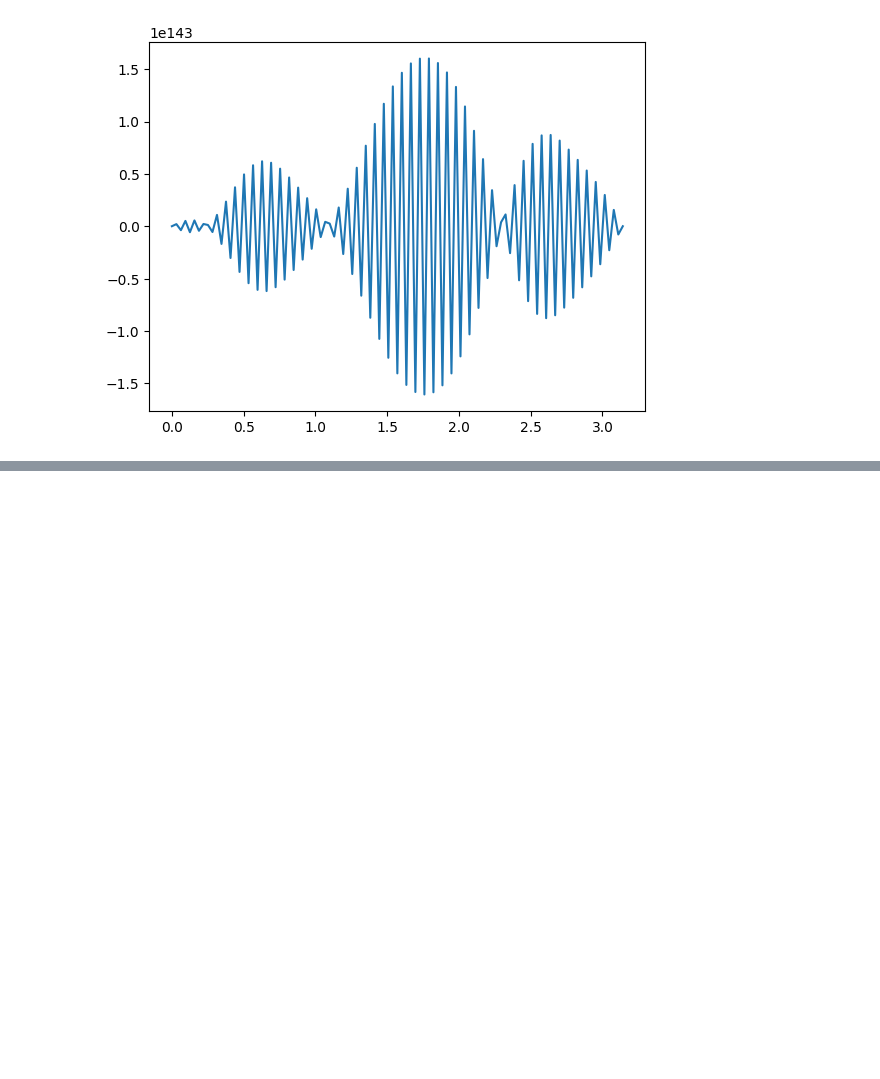
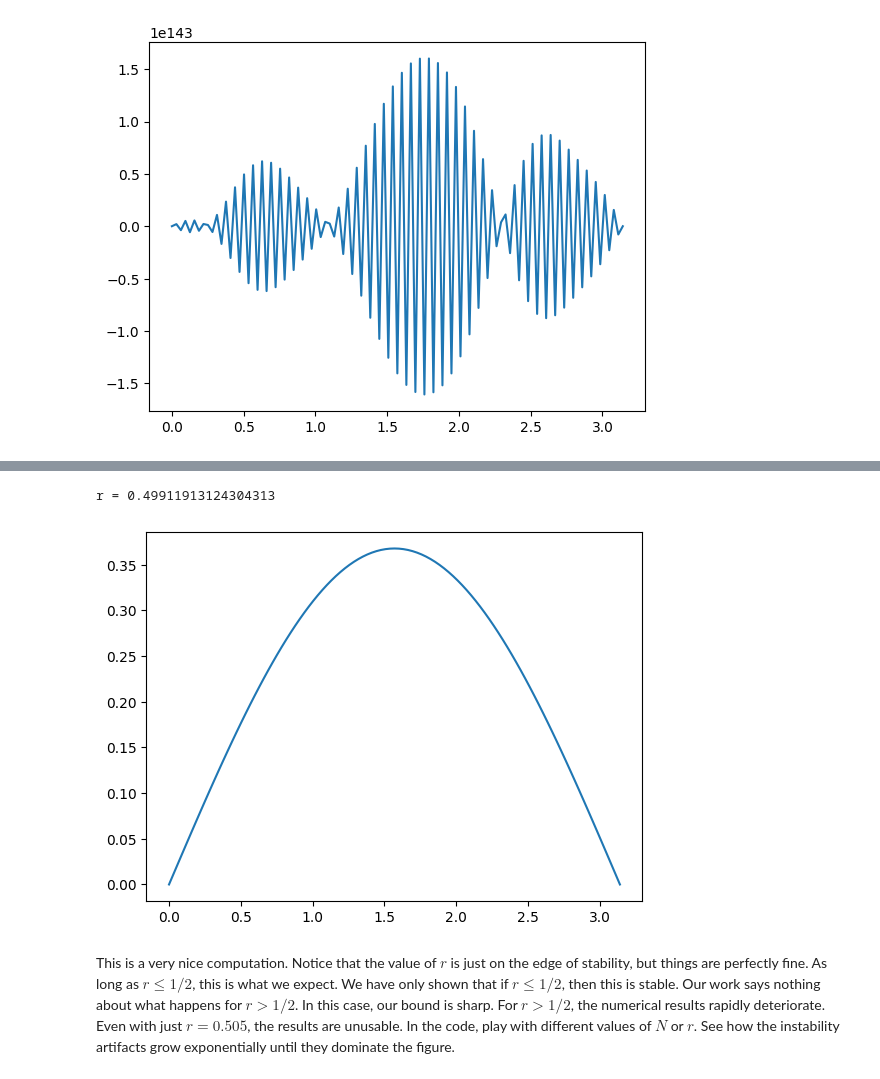
Before and after one commit to Joshuame13/Numerical-PDEs, a Jupyter notebook: Part 2: Convergence and stability.ipynb, the cells around one changed output, grey strips where cells are left out. Saved outputs shown, nothing was run; the diff lists cells and outputs as text; code cells hidden in the pictures; blank space fills up the shorter version.

Commit message:
Add stability analysis of explicit scheme

```diff
--- a/Part 2: Convergence and stability.ipynb
+++ b/Part 2: Convergence and stability.ipynb
@@ -85,0 +98,16 @@ Something has gone very wrong. We expect that increasing the number of grid poin
+# %%
+T = 1
+J = 100
+N = 2030
+dt = T/N
+dx = np.pi/J
+r = dt/(dx*dx)
+print("r = " + str(r))
+x, U = explicit_heat(T, J, N)
+plt.plot(x, U)
+plt.show()
+# %% [output]
+r = 0.49911913124304313
+[figure, added]
+# %% [markdown]
+This is a very nice computation. Notice that the value of $r$ is just on the edge of stability, but things are perfectly fine. As long as $r \leq 1/2$, this is what we expect. We have only shown that if $r \leq 1/2$, then this is stable. Our work says nothing about what happens for $r > 1/2$. In this case, our bound is sharp. For $r > 1/2$, the numerical results rapidly deteriorate. Even with just $r = 0.505$, the results are unusable. In the code, play with different values of $N$ or $r$. See how the instability artifacts grow exponentially until they dominate the figure.
```
Also changed, not shown: parts of 5 cells of this notebook.
